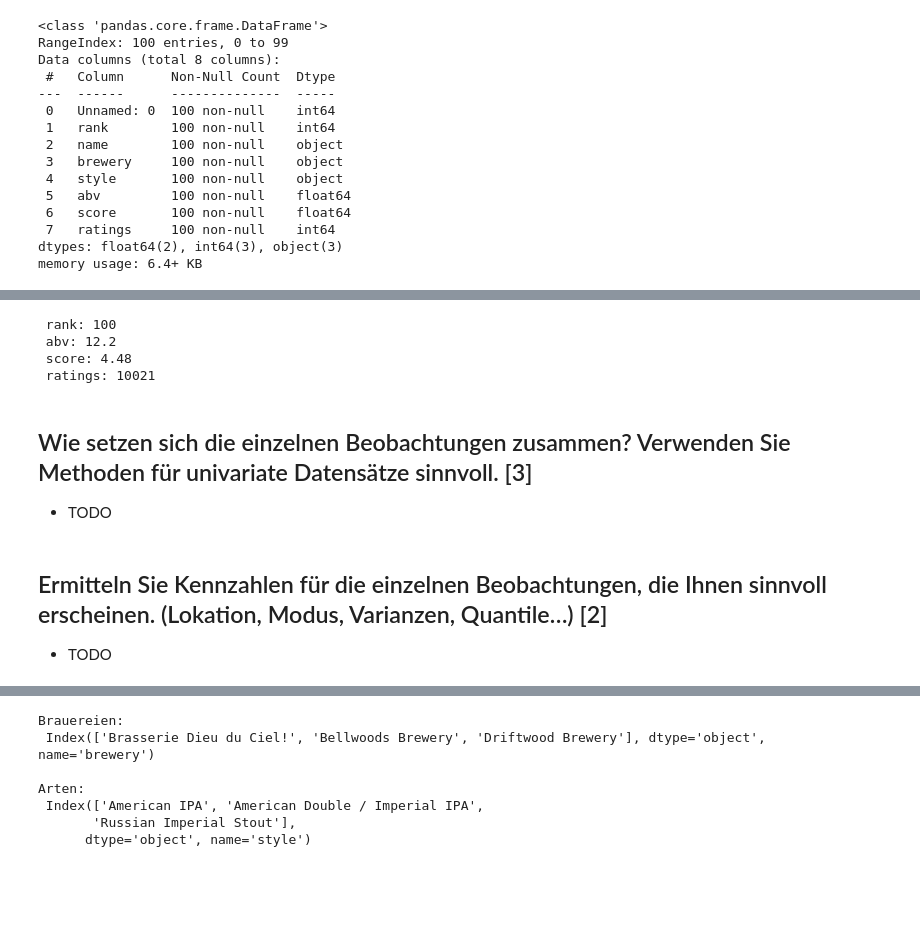
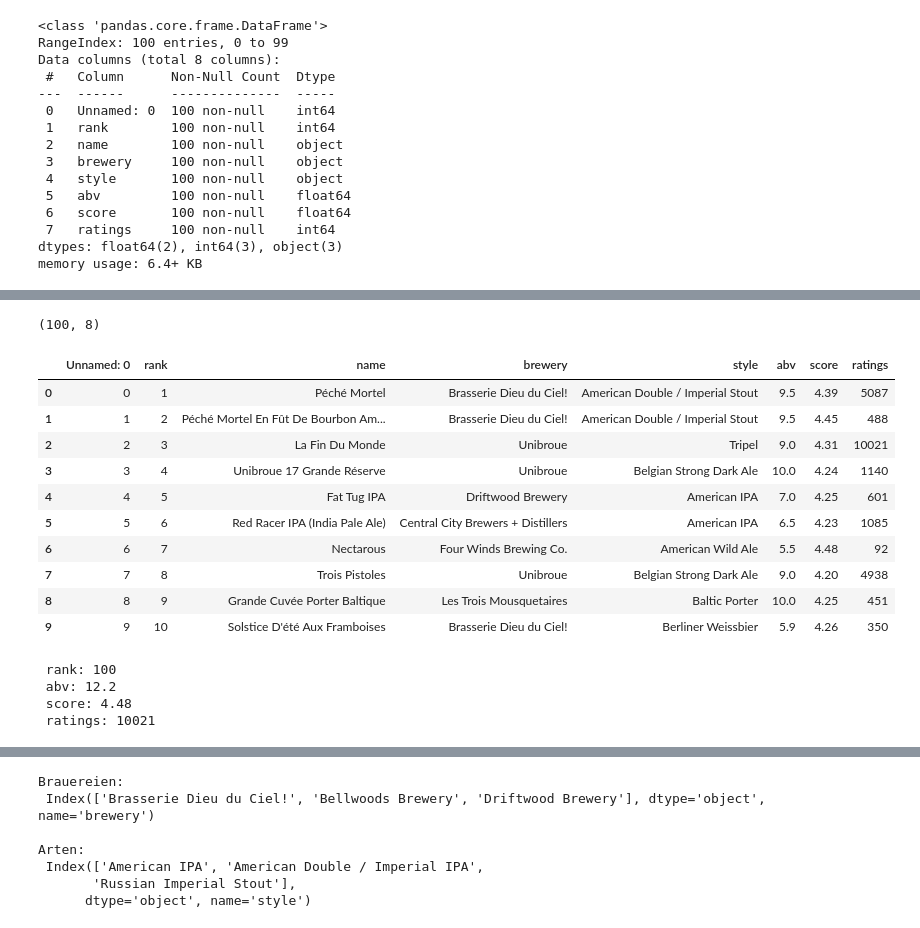
Before and after one commit to wreiner/FHJ-visdatam, a Jupyter notebook: aufg01/Aufgabe01.ipynb, the cells around one changed output, grey strips where cells are left out. Saved outputs shown, nothing was run; the diff lists cells and outputs as text; code cells hidden in the pictures; blank space fills up the shorter version.

```diff
--- a/aufg01/Aufgabe01.ipynb
+++ b/aufg01/Aufgabe01.ipynb
@@ -52,3 +81,21 @@ memory usage: 6.4+ KB
+# %%
+beers.shape
+# %% [output]
+(100, 8)
+# %%
+beers.head(10)
+# %% [output]
+|  | Unnamed: 0 | rank | name | brewery | style | abv | score | ratings |
+| 0 | 0 | 1 | Péché Mortel | Brasserie Dieu du Ciel! | American Double / Imperial Stout | 9.5 | 4.39 | 5087 |
+| 1 | 1 | 2 | Péché Mortel En Fût De Bourbon Am... | Brasserie Dieu du Ciel! | American Double / Imperial Stout | 9.5 | 4.45 | 488 |
+| 2 | 2 | 3 | La Fin Du Monde | Unibroue | Tripel | 9.0 | 4.31 | 10021 |
+| 3 | 3 | 4 | Unibroue 17 Grande Réserve | Unibroue | Belgian Strong Dark Ale | 10.0 | 4.24 | 1140 |
+| 4 | 4 | 5 | Fat Tug IPA | Driftwood Brewery | American IPA | 7.0 | 4.25 | 601 |
+| 5 | 5 | 6 | Red Racer IPA (India Pale Ale) | Central City Brewers + Distillers | American IPA | 6.5 | 4.23 | 1085 |
+| 6 | 6 | 7 | Nectarous | Four Winds Brewing Co. | American Wild Ale | 5.5 | 4.48 | 92 |
+| 7 | 7 | 8 | Trois Pistoles | Unibroue | Belgian Strong Dark Ale | 9.0 | 4.20 | 4938 |
+| 8 | 8 | 9 | Grande Cuvée Porter Baltique | Les Trois Mousquetaires | Baltic Porter | 10.0 | 4.25 | 451 |
+| 9 | 9 | 10 | Solstice D'été Aux Framboises | Brasserie Dieu du Ciel! | Berliner Weissbier | 5.9 | 4.26 | 350 |
 # %%
 rmax = beers['rank'].max()
 abvmax = beers['abv'].max()
@@ -60,11 +107,3 @@ print(f" rank: {rmax}\n abv: {abvmax}\n score: {smax}\n ratings: {ramax}")
  abv: 12.2
  score: 4.48
  ratings: 10021
-# %% [markdown]
-## Wie setzen sich die einzelnen Beobachtungen zusammen? Verwenden Sie Methoden für univariate Datensätze sinnvoll. [3]
-
-- TODO
-# %% [markdown]
-## Ermitteln Sie Kennzahlen für die einzelnen Beobachtungen, die Ihnen sinnvoll erscheinen. (Lokation, Modus, Varianzen, Quantile…) [2]
-
-- TODO
```
Also changed, not shown: parts of 16 cells of this notebook.
